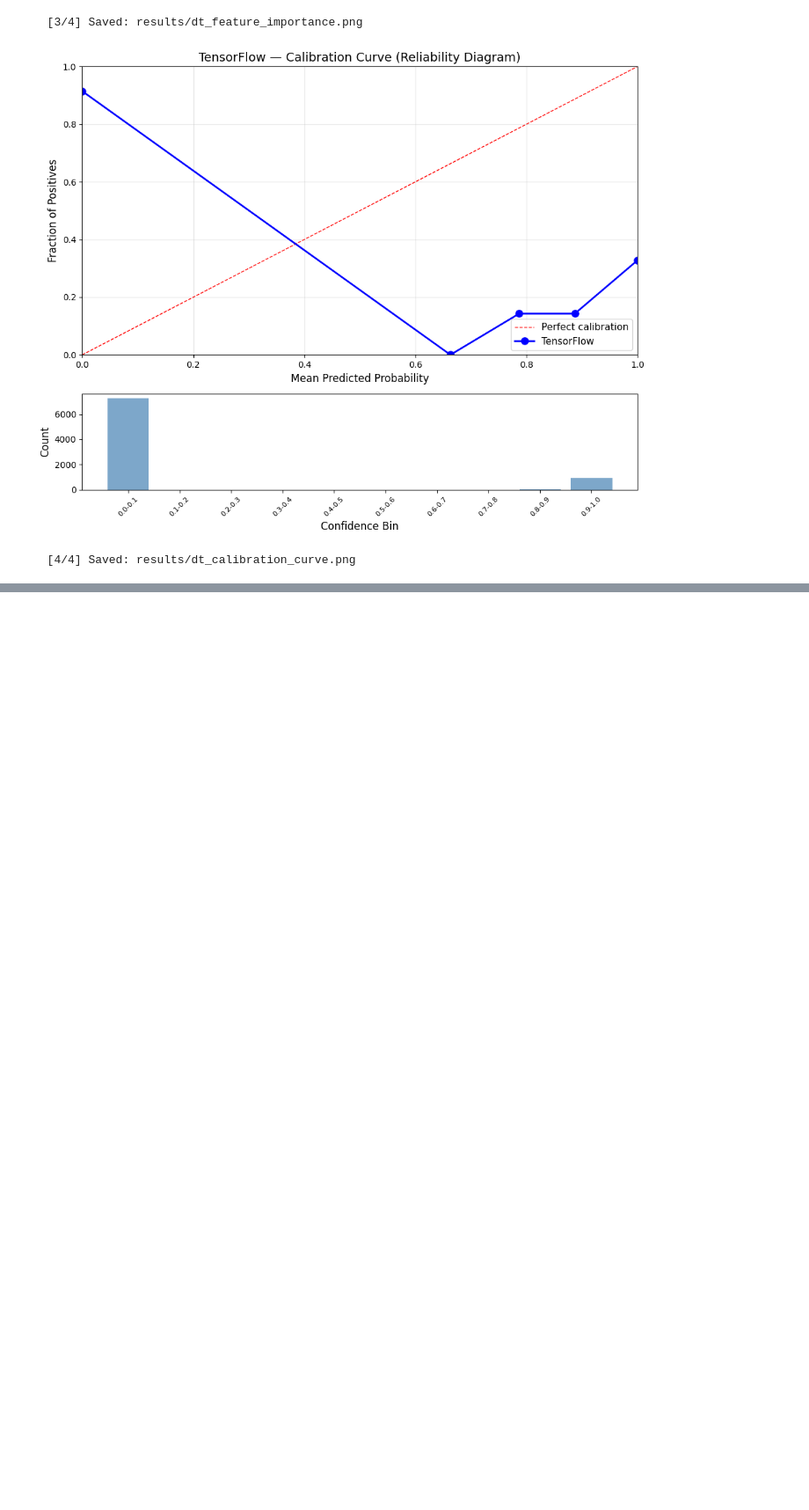
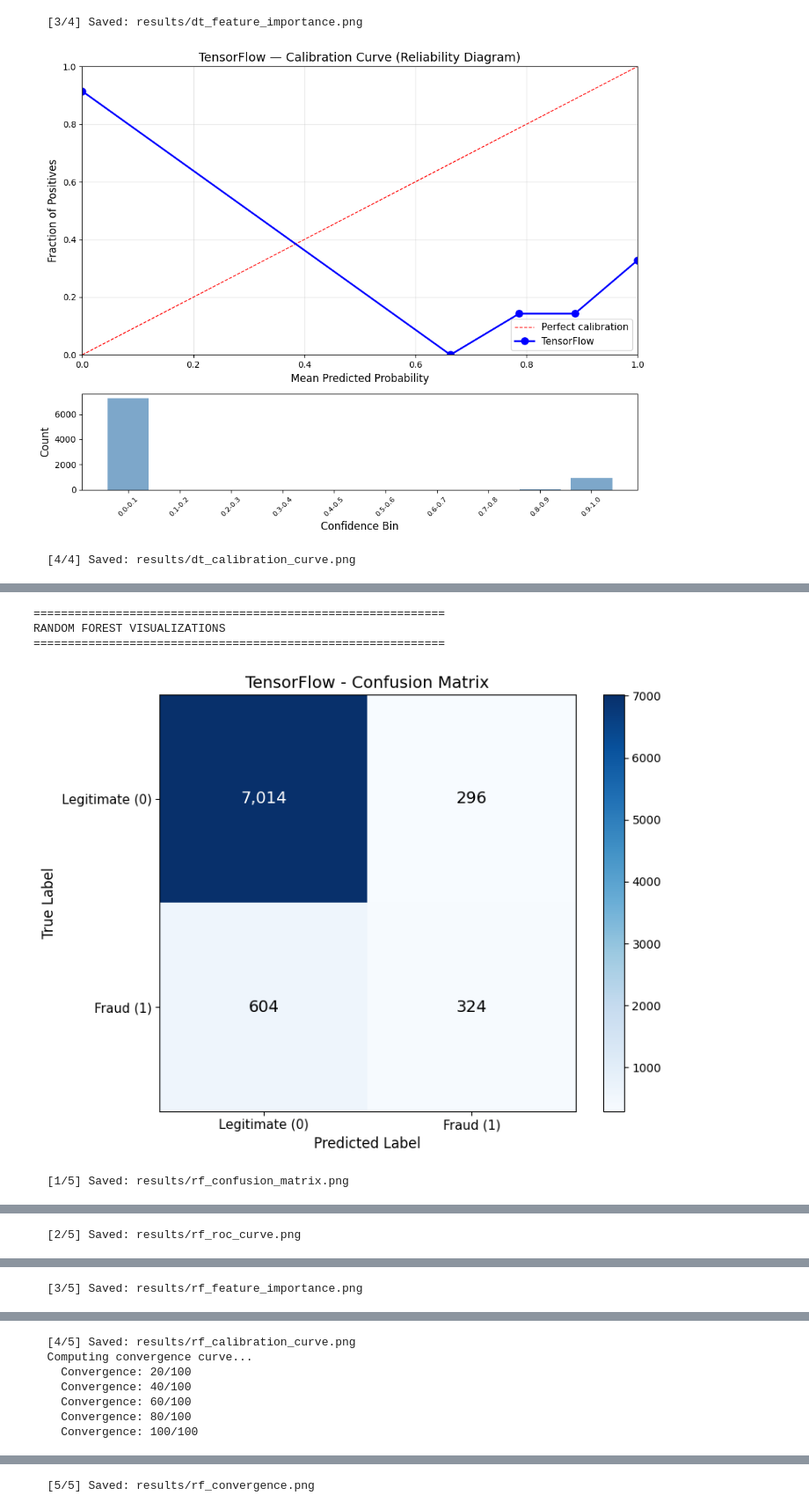
Before and after one commit to GoudyMT/ml-framework-comparison, a Jupyter notebook: TensorFlow/06-decision-trees-random-forests/pipeline.ipynb, the cells around one changed output, grey strips where cells are left out. Shown at 88% size. Saved outputs shown, nothing was run; the diff lists cells and outputs as text; code cells hidden in the pictures; blank space fills up the shorter version.

Commit message:
feat: RF - training, evaluation, visuals; showcase - tf cpu vs numpy split search; results saved, cross-framework comparison

```diff
--- a/TensorFlow/06-decision-trees-random-forests/pipeline.ipynb
+++ b/TensorFlow/06-decision-trees-random-forests/pipeline.ipynb
@@ -753,0 +1008,63 @@ DECISION TREE VISUALIZATIONS
+# %%
+# Step 10: Random Forest visualizations
+
+# 5 plots: confusion matrix, ROC, feature importance, calibration, convergence
+
+print("=" * 60)
+print("RANDOM FOREST VISUALIZATIONS")
+print("=" * 60)
+
+# 1. Confusion matrix
+plot_confusion_matrix(y_test, rf_test_preds.numpy(),
+                      framework=FRAMEWORK,
+                      save_path=f'{RESULTS_DIR}/rf_confusion_matrix.png')
+print(f"  [1/5] Saved: {RESULTS_DIR}/rf_confusion_matrix.png")
+
+# 2. ROC curve
+plot_roc_curve(y_test, rf_test_probs[:, 1].numpy(),
+               framework=FRAMEWORK,
+               save_path=f'{RESULTS_DIR}/rf_roc_curve.png')
+print(f"  [2/5] Saved: {RESULTS_DIR}/rf_roc_curve.png")
+
+# 3. Feature importance — averaged across all 100 trees
+all_importances = np.zeros(n_features)
+for t in forest:
+    all_importances += compute_feature_importance(t, n_features)
+all_importances /= len(forest)
+
+plot_feature_importance(all_importances, feature_names,
+                        framework=FRAMEWORK,
+                        save_path=f'{RESULTS_DIR}/rf_feature_importance.png',
+                        mode='importance')
+print(f"  [3/5] Saved: {RESULTS_DIR}/rf_feature_importance.png")
+
+# 4. Calibration curve
+plot_calibration_curve(y_test, rf_test_probs[:, 1].numpy(),
+                       framework=FRAMEWORK,
+                       save_path=f'{RESULTS_DIR}/rf_calibration_curve.png')
+print(f"  [4/5] Saved: {RESULTS_DIR}/rf_calibration_curve.png")
+
+# 5. Forest convergence — accuracy vs number of trees
+print(f"  Computing convergence curve...")
+conv_train_scores = []
+conv_test_scores = []
+n_values = list(range(1, N_ESTIMATORS + 1, 1))
+
+for n in n_values:
+    subset_preds_train, _ = predict_forest_tf(forest[:n], X_train_t)
+    subset_preds_test, _ = predict_forest_tf(forest[:n], X_test_t)
+    conv_train_scores.append(accuracy(y_train, subset_preds_train.numpy()))
+    conv_test_scores.append(accuracy(y_test, subset_preds_test.numpy()))
+    if n % 20 == 0:
+        print(f"    Convergence: {n}/{N_ESTIMATORS}")
+
+plot_forest_convergence(n_values, conv_train_scores, conv_test_scores,
+                        framework=FRAMEWORK,
+                        save_path=f'{RESULTS_DIR}/rf_convergence.png')
+print(f"  [5/5] Saved: {RESULTS_DIR}/rf_convergence.png")
+# %% [output]
+============================================================
+RANDOM FOREST VISUALIZATIONS
+============================================================
+[figure, added]
+  [1/5] Saved: results/rf_confusion_matrix.png
@@ -753,0 +1072 @@ DECISION TREE VISUALIZATIONS
+  [2/5] Saved: results/rf_roc_curve.png
@@ -753,0 +1074 @@ DECISION TREE VISUALIZATIONS
+  [3/5] Saved: results/rf_feature_importance.png
@@ -753,0 +1076,7 @@ DECISION TREE VISUALIZATIONS
+  [4/5] Saved: results/rf_calibration_curve.png
+  Computing convergence curve...
+    Convergence: 20/100
+    Convergence: 40/100
+    Convergence: 60/100
+    Convergence: 80/100
+    Convergence: 100/100
@@ -753,0 +1084 @@ DECISION TREE VISUALIZATIONS
+  [5/5] Saved: results/rf_convergence.png
```
Also changed, not shown: parts of 8 cells of this notebook, 6 other files.
